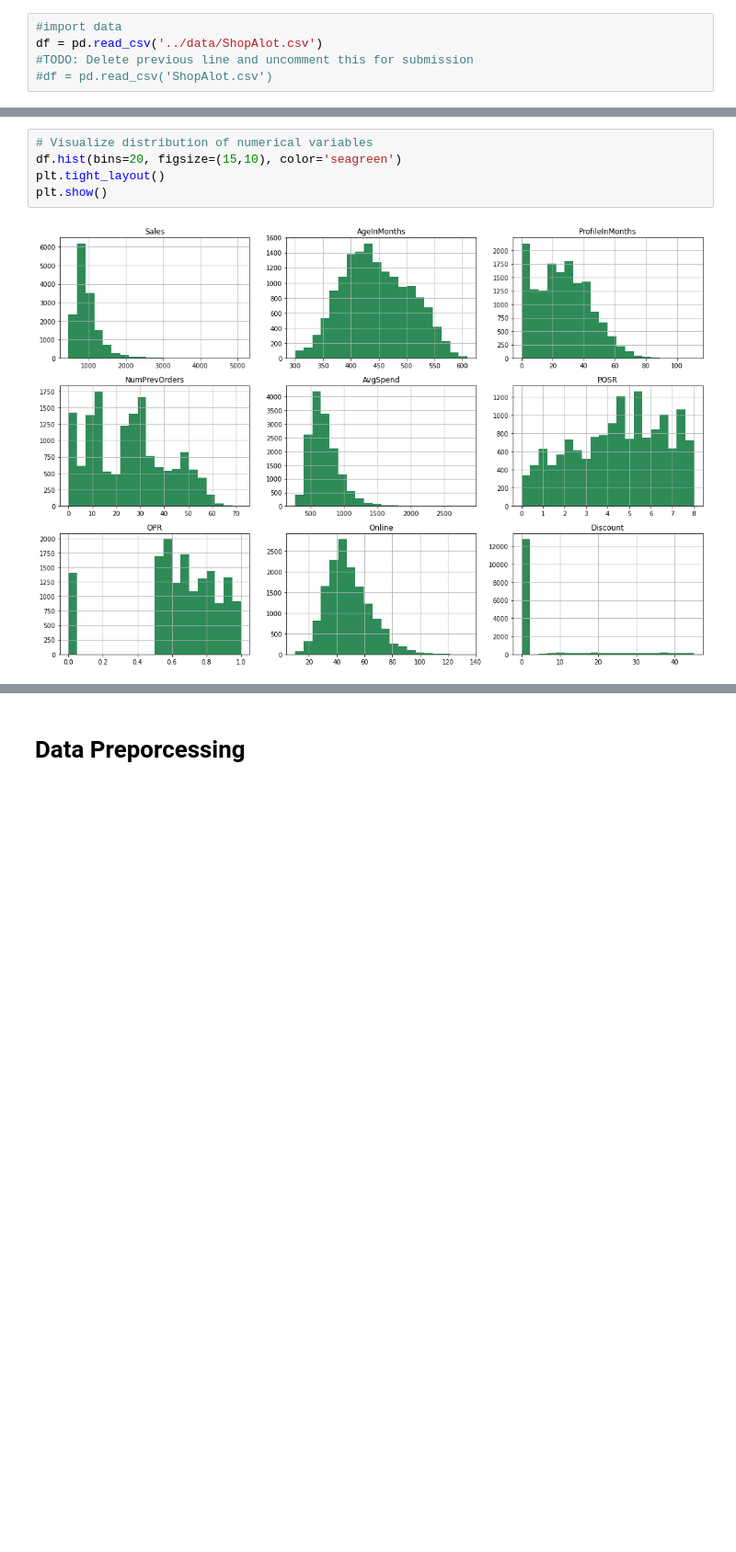
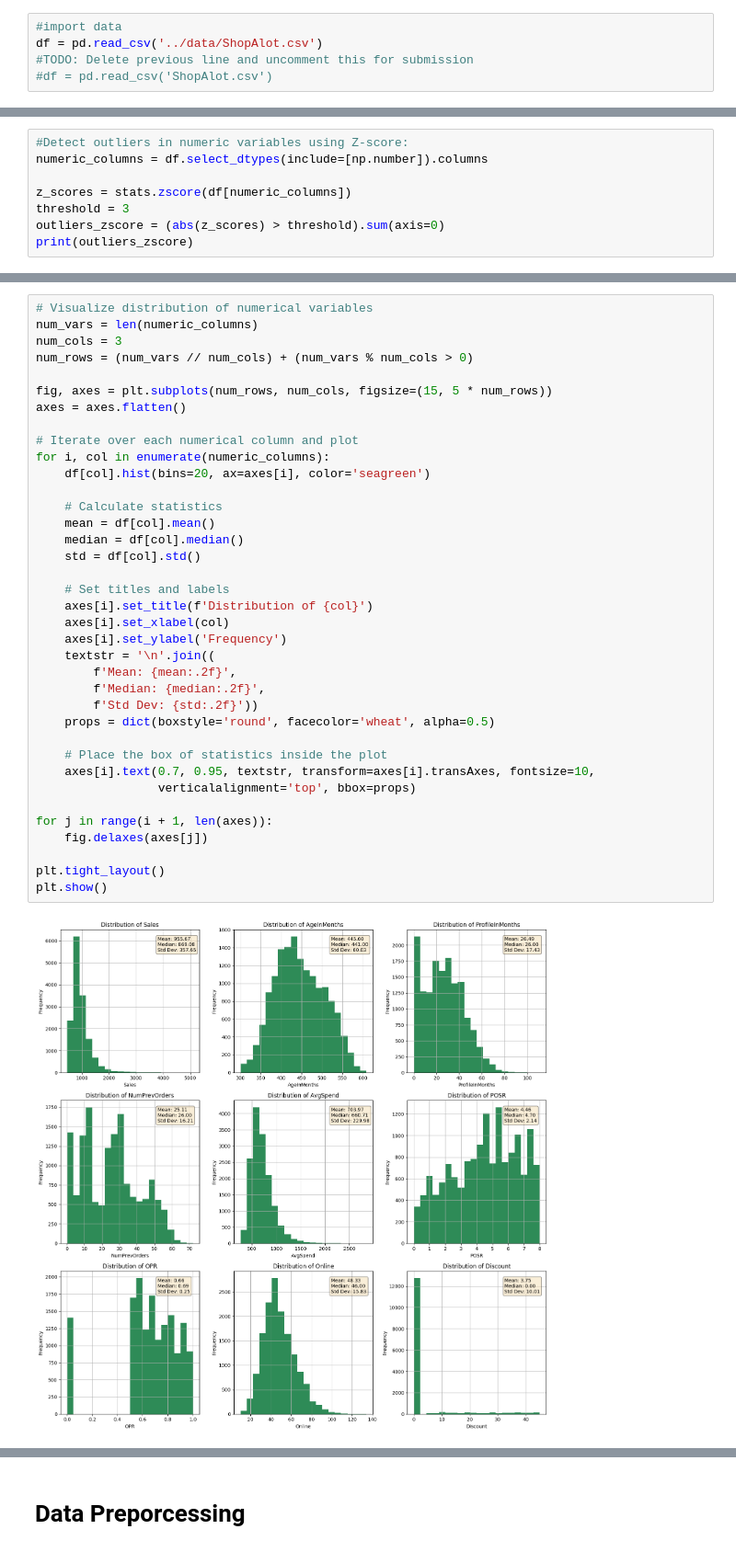
Before and after one commit to TiaanViviers/ShopAlot_analysis, a Jupyter notebook: notebooks/Group22.ipynb, the cells around one changed output, grey strips where cells are left out. Shown at 92% size. Saved outputs shown, nothing was run; the diff lists cells and outputs as text; blank space fills up the shorter version.

```diff
--- a/notebooks/Group22.ipynb
+++ b/notebooks/Group22.ipynb
@@ -132,0 +213,8 @@ Do a big interpretation for all categorical variables.
+# %%
+#Detect outliers in numeric variables using Z-score:
+numeric_columns = df.select_dtypes(include=[np.number]).columns
+
+z_scores = stats.zscore(df[numeric_columns])
+threshold = 3
+outliers_zscore = (abs(z_scores) > threshold).sum(axis=0)
+print(outliers_zscore)
@@ -133,7 +244,39 @@ Do a big interpretation for all categorical variables.
 # %%
 # Visualize distribution of numerical variables
-df.hist(bins=20, figsize=(15,10), color='seagreen')
+num_vars = len(numeric_columns)
+num_cols = 3
+num_rows = (num_vars // num_cols) + (num_vars % num_cols > 0)
+
+fig, axes = plt.subplots(num_rows, num_cols, figsize=(15, 5 * num_rows))
+axes = axes.flatten()
+
+# Iterate over each numerical column and plot
+for i, col in enumerate(numeric_columns):
+    df[col].hist(bins=20, ax=axes[i], color='seagreen')
+
+    # Calculate statistics
+    mean = df[col].mean()
+    median = df[col].median()
+    std = df[col].std()
+
+    # Set titles and labels
+    axes[i].set_title(f'Distribution of {col}')
+    axes[i].set_xlabel(col)
+    axes[i].set_ylabel('Frequency')
+    textstr = '\n'.join((
+        f'Mean: {mean:.2f}',
+        f'Median: {median:.2f}',
+        f'Std Dev: {std:.2f}'))
+    props = dict(boxstyle='round', facecolor='wheat', alpha=0.5)
+
+    # Place the box of statistics inside the plot
+    axes[i].text(0.7, 0.95, textstr, transform=axes[i].transAxes, fontsize=10,
+                 verticalalignment='top', bbox=props)
+
+for j in range(i + 1, len(axes)):
+    fig.delaxes(axes[j])
+
 plt.tight_layout()
 plt.show()
 # %% [output]
-[figure, old version]
+[figure, new version]
```
Also changed, not shown: parts of 58 cells of this notebook.
